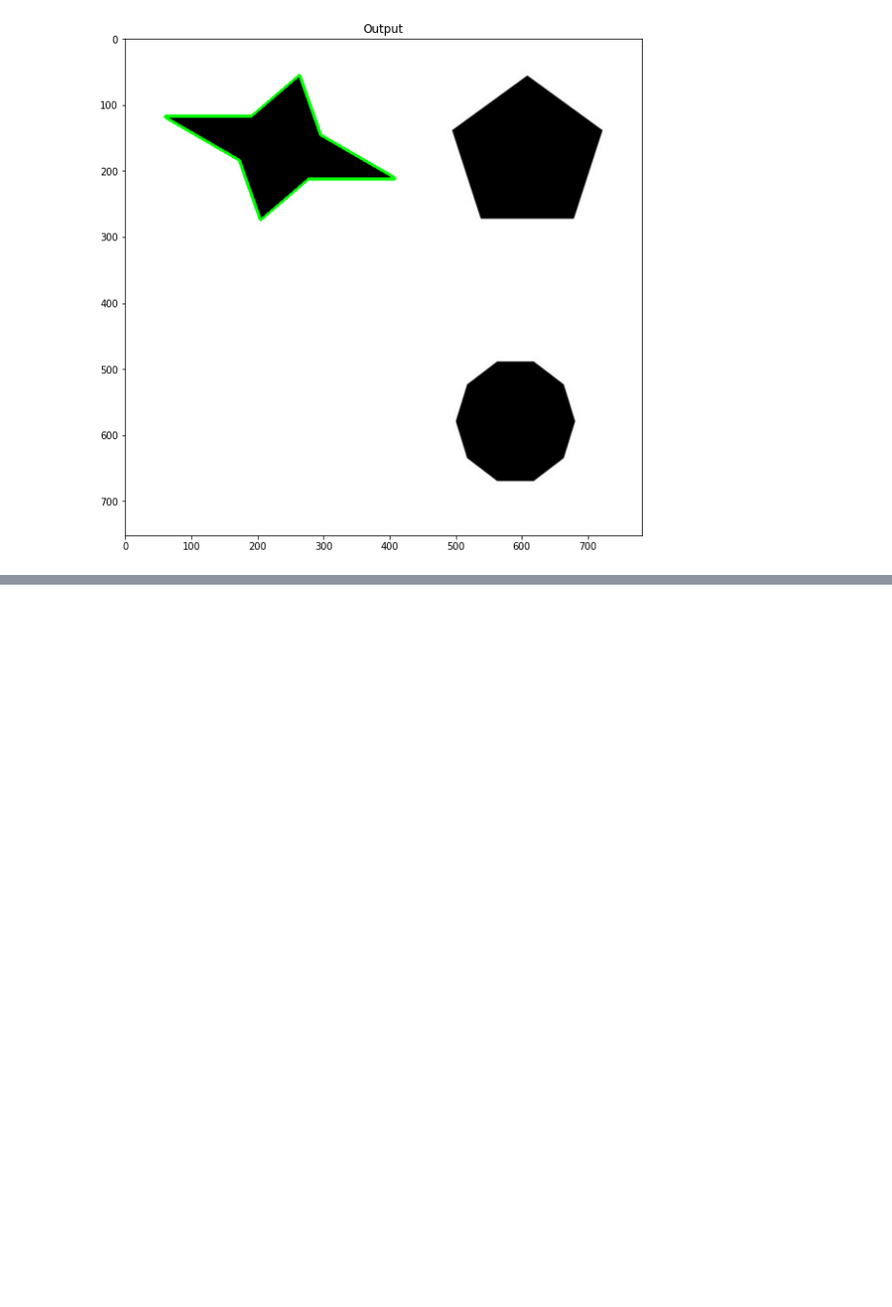
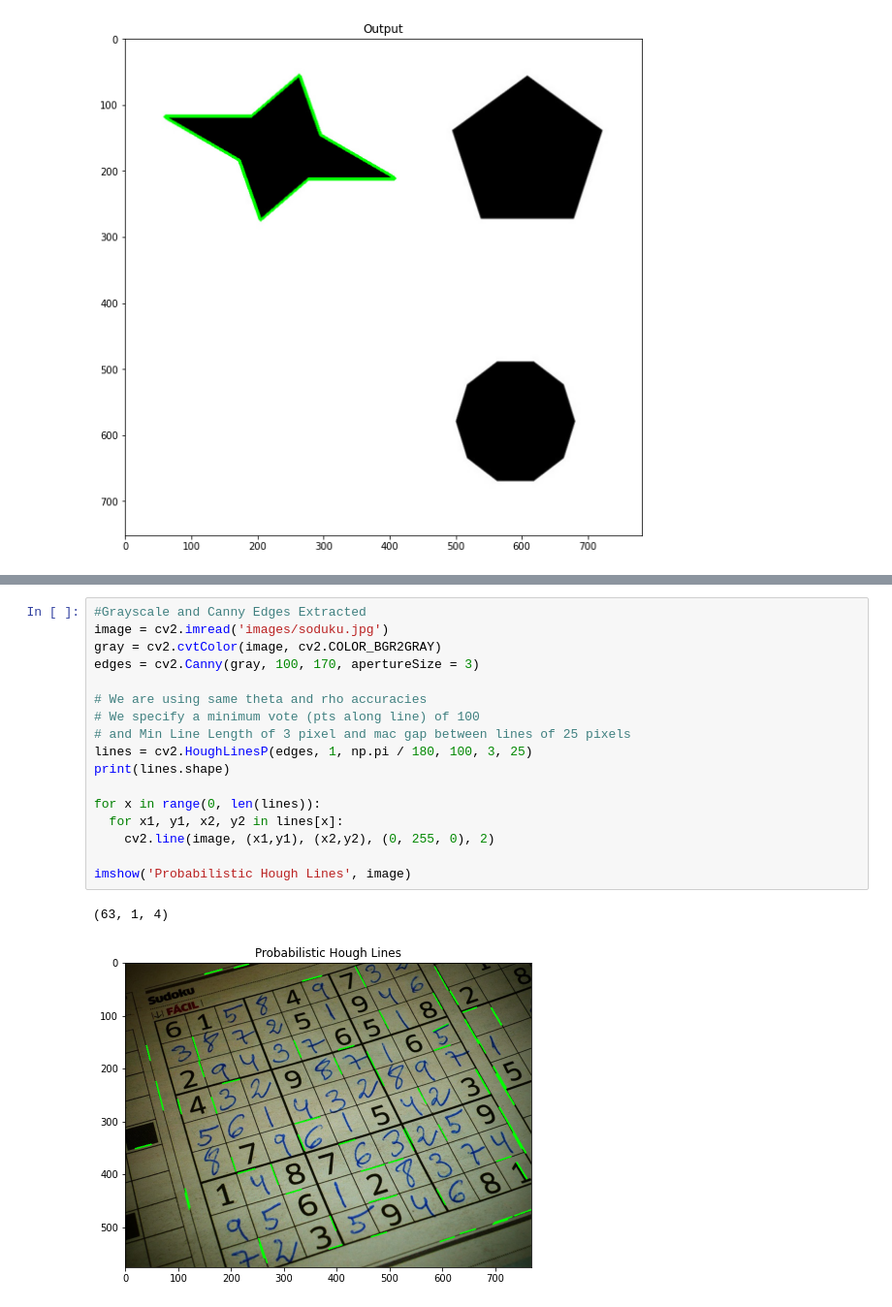
Before and after one commit to enosjeba/OpenCV, a Jupyter notebook: OpenCv_Contours.ipynb, the cells around one changed output, grey strips where cells are left out. Shown at 97% size. Drawn from its saved outputs; the diff is of its cells as text; blank space fills up the shorter version.

```diff
--- a/OpenCv_Contours.ipynb
+++ b/OpenCv_Contours.ipynb
@@ -605,0 +656,20 @@ imshow('Output', target)
+# %%
+#Grayscale and Canny Edges Extracted
+image = cv2.imread('images/soduku.jpg')
+gray = cv2.cvtColor(image, cv2.COLOR_BGR2GRAY)
+edges = cv2.Canny(gray, 100, 170, apertureSize = 3)
+
+# We are using same theta and rho accuracies
+# We specify a minimum vote (pts along line) of 100
+# and Min Line Length of 3 pixel and mac gap between lines of 25 pixels
+lines = cv2.HoughLinesP(edges, 1, np.pi / 180, 100, 3, 25)
+print(lines.shape)
+
+for x in range(0, len(lines)):
+  for x1, y1, x2, y2 in lines[x]:
+    cv2.line(image, (x1,y1), (x2,y2), (0, 255, 0), 2)
+
+imshow('Probabilistic Hough Lines', image)
+# %% [output]
+(63, 1, 4)
+[figure, added]
```
Also changed, not shown: parts of 11 cells of this notebook.
